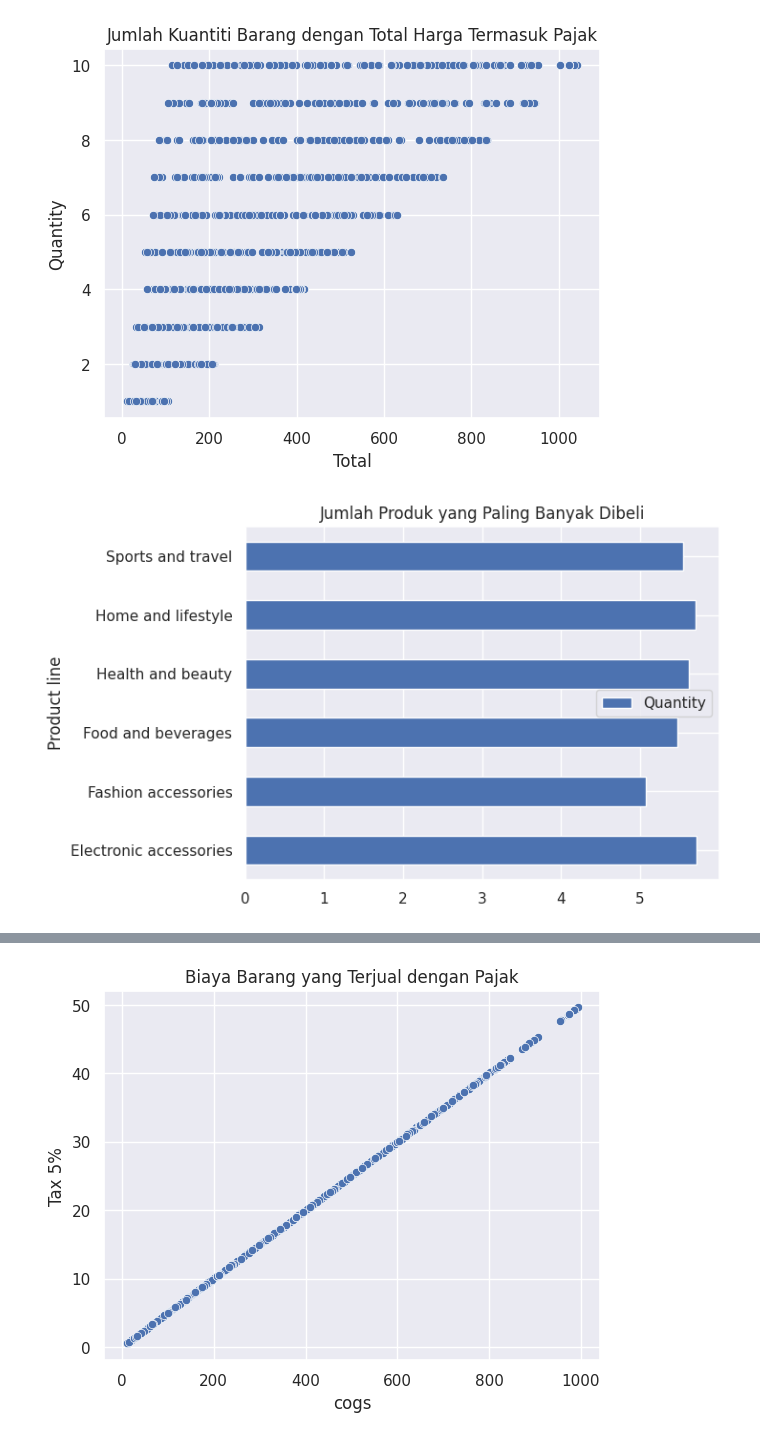
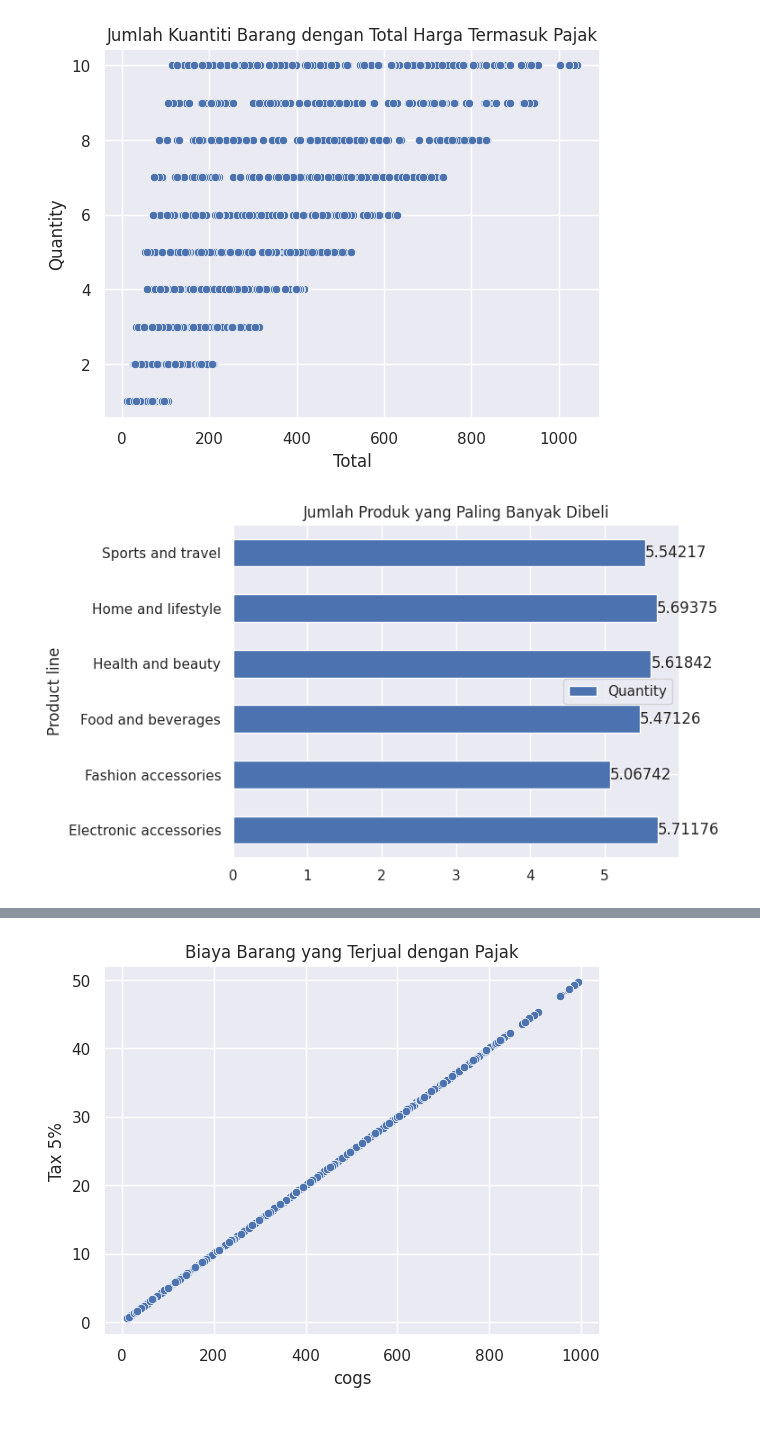
Before and after one commit to hendrimardani/data_science_supermarket_sales, a Jupyter notebook: supermarket_sales.ipynb, the cells around one changed output, grey strips where cells are left out. Cells and saved outputs as stored; diff of their text form; code cells hidden in the pictures.

```diff
--- a/supermarket_sales.ipynb
+++ b/supermarket_sales.ipynb
@@ -300,11 +300,12 @@ plt.show()
 # %%
 plot = data.groupby(["Product line"])["Quantity"].mean()
 ax = plot.plot.barh()
 ax.set_title("Jumlah Produk yang Paling Banyak Dibeli")
 ax.legend()
-plt.show()
+for container in ax.containers:
+    ax.bar_label(container)
 # %% [output]
-[figure, old version]
+[figure, new version]
 # %%
 plot = data.groupby(["Product line", "Gender"])["Quantity"].mean()
 ax = plot.plot.barh()
```
Also changed, not shown: parts of 1 cell of this notebook.
